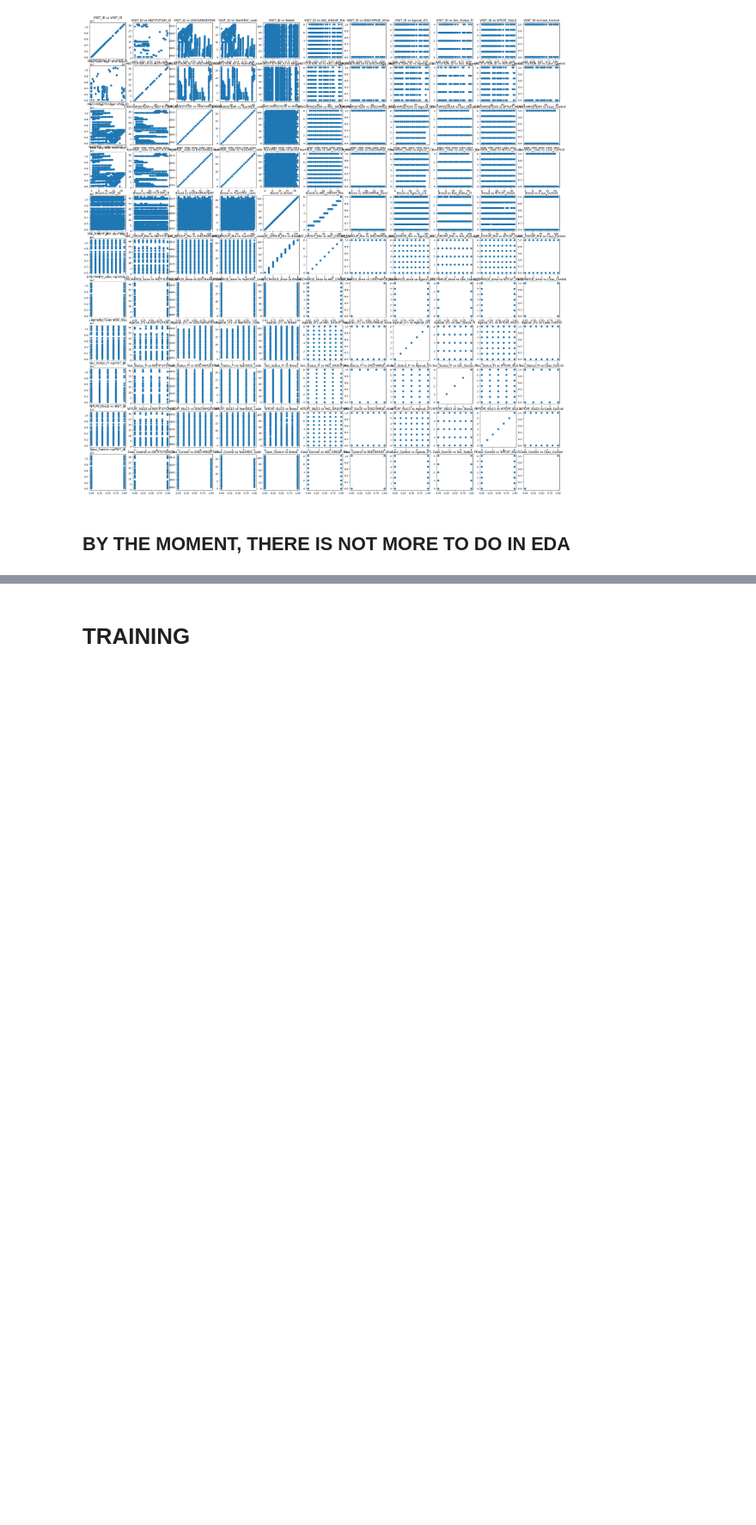
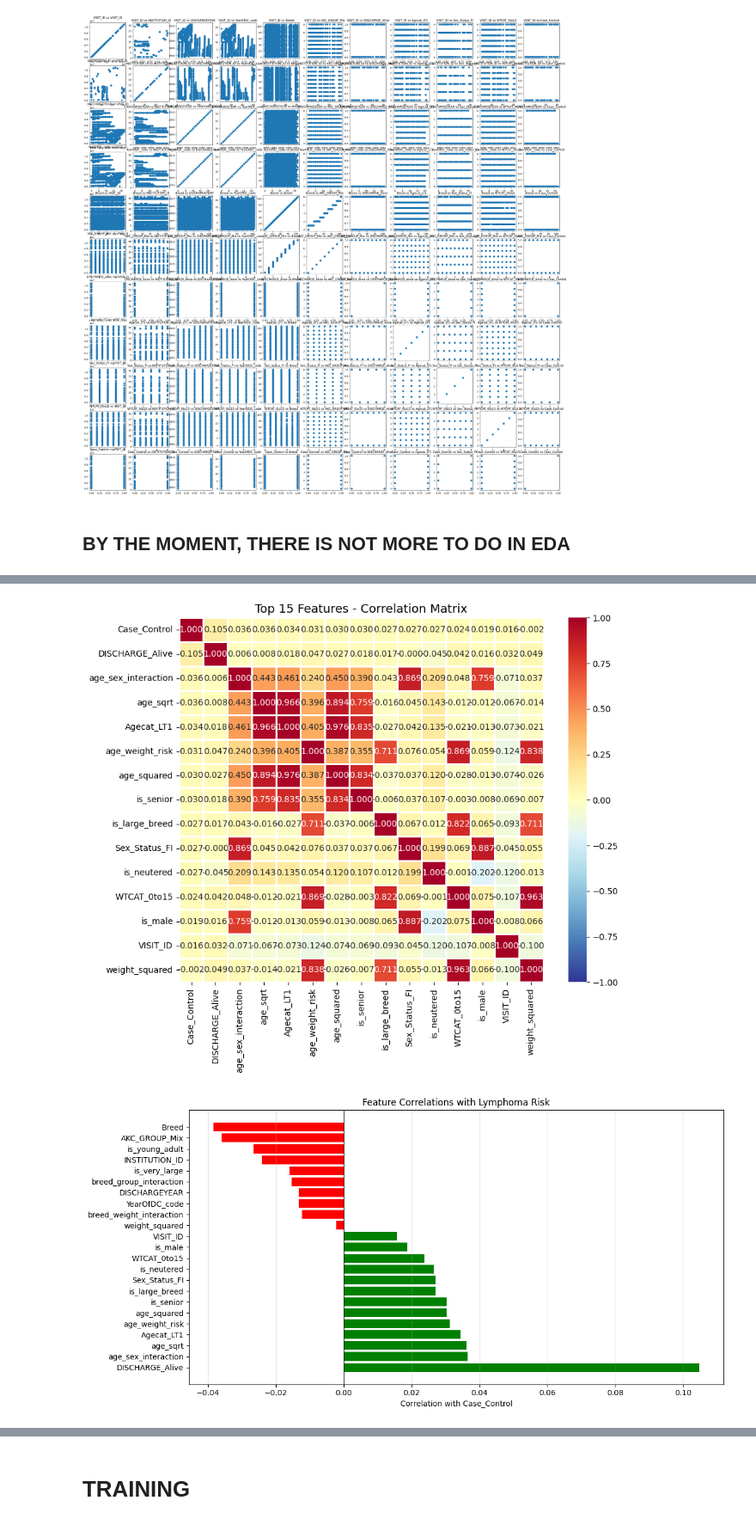
Before and after one commit to jptolozac/Taller_2_Analisis_De_Datos, a Jupyter notebook: canine_lymphoma.ipynb, the cells around one changed output, grey strips where cells are left out. Shown at 86% size. Cells and saved outputs as stored; diff of their text form; code cells hidden in the pictures; blank space fills up the shorter version.

```diff
--- a/canine_lymphoma.ipynb
+++ b/canine_lymphoma.ipynb
@@ -473,0 +475,51 @@ for i, column1 in enumerate(df.select_dtypes(include=np.number).columns):
+# %%
+# 1. Interacciones
+df['age_weight_risk'] = df['Agecat_LT1'] * df['WTCAT_0to15']
+df['breed_weight_interaction'] = df['Breed'] * df['WTCAT_0to15']
+df['age_sex_interaction'] = df['Agecat_LT1'] * df['Sex_Status_FI']
+df['breed_group_interaction'] = df['Breed'] * df['AKC_GROUP_Mix']
+
+# 2. Variables binarias
+df['is_senior'] = (df['Agecat_LT1'] >= 4).astype(int)
+df['is_large_breed'] = (df['WTCAT_0to15'] >= 3).astype(int)
+df['is_very_large'] = (df['WTCAT_0to15'] >= 4).astype(int)
+df['is_young_adult'] = ((df['Agecat_LT1'] >= 1) & (df['Agecat_LT1'] <= 3)).astype(int)
+df['is_neutered'] = ((df['Sex_Status_FI'] == 1) | (df['Sex_Status_FI'] == 3)).astype(int)
+df['is_male'] = ((df['Sex_Status_FI'] == 2) | (df['Sex_Status_FI'] == 3)).astype(int)
+
+# 3. Polinómicas
+df['age_squared'] = df['Agecat_LT1'] ** 2
+df['weight_squared'] = df['WTCAT_0to15'] ** 2
+df['age_sqrt'] = np.sqrt(df['Agecat_LT1'])
+# %%
+plt.figure(figsize=(10, 8))
+target_corr = df.corr()['Case_Control'].sort_values(ascending=False)
+top_features = target_corr.head(15).index
+
+# Matriz de correlación entre las top features
+corr_subset = df[top_features].corr()
+sns.heatmap(corr_subset, annot=True, fmt='.3f', cmap='RdYlBu_r',
+            center=0, vmin=-1, vmax=1, square=True, linewidths=1)
+plt.title('Top 15 Features - Correlation Matrix', fontsize=14)
+plt.tight_layout()
+plt.show()
+
+# 2. Barplot de correlaciones con target
+plt.figure(figsize=(12, 6))
+target_corr_filtered = target_corr[target_corr.index != 'Case_Control']
+colors = ['green' if x > 0 else 'red' for x in target_corr_filtered.values]
+plt.barh(target_corr_filtered.index, target_corr_filtered.values, color=colors)
+plt.xlabel('Correlation with Case_Control')
+plt.title('Feature Correlations with Lymphoma Risk')
+plt.axvline(x=0, color='black', linestyle='-', linewidth=0.5)
+plt.grid(axis='x', alpha=0.3)
+plt.tight_layout()
+plt.show()
+
+print("\n=== TOP CORRELATIONS WITH CASE_CONTROL ===")
+print(target_corr_filtered.head(10))
+print("\n=== BOTTOM CORRELATIONS (NEGATIVE) ===")
+print(target_corr_filtered.tail(5))
+# %% [output]
+[figure, added]
+[figure, added]
```
Also changed, not shown: parts of 31 cells of this notebook.
